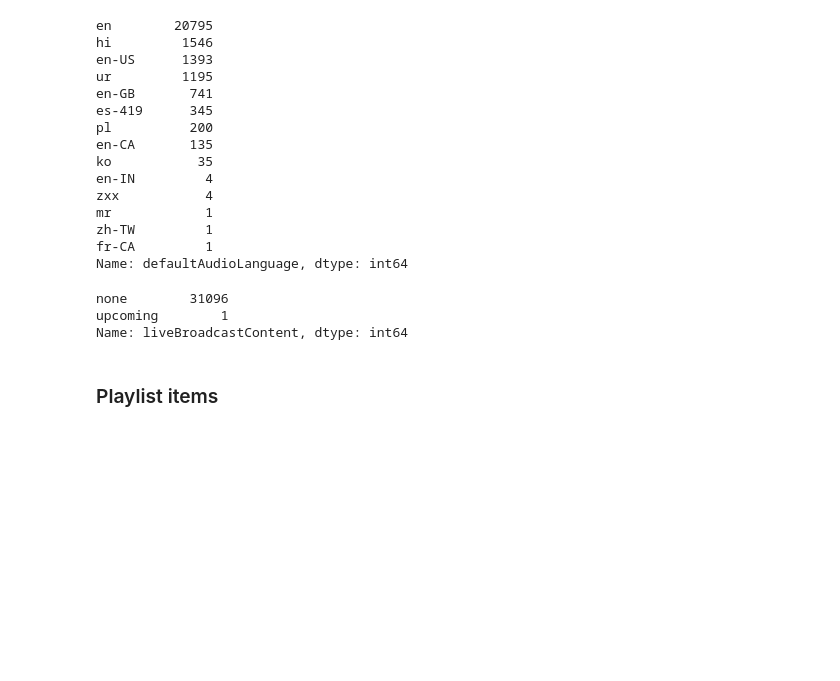
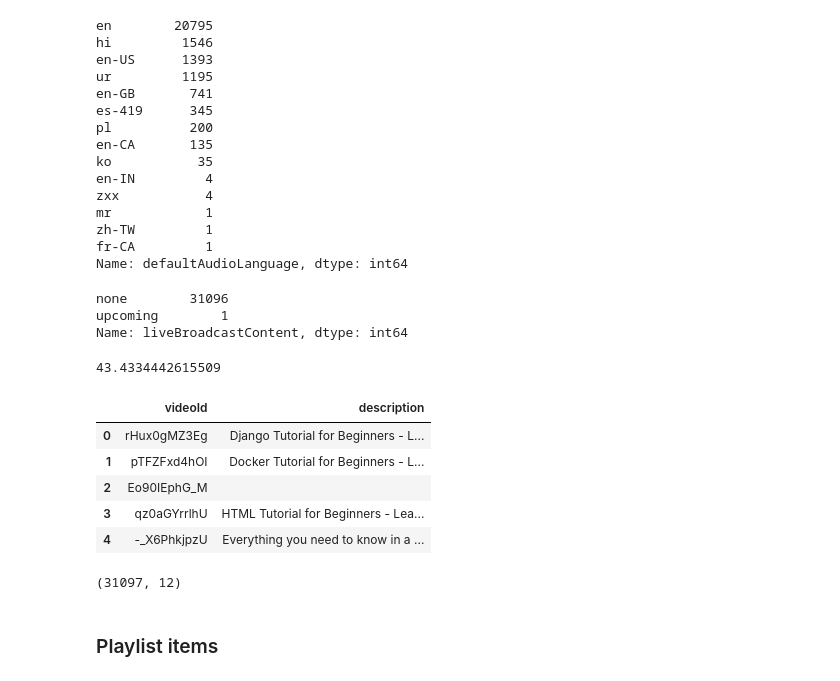
Before and after one commit to zakicode19/YouTubeApi, a Jupyter notebook: notebook/video_playlist.ipynb, the cells around one changed output. Cells and saved outputs as stored; diff of their text form; code cells hidden in the pictures; blank space fills up the shorter version.

Commit message:
add description column to videosDB

```diff
--- a/notebook/video_playlist.ipynb
+++ b/notebook/video_playlist.ipynb
@@ -325,0 +355,26 @@ Name: liveBroadcastContent, dtype: int64
+# %%
+df = pd.read_csv('../data/videosDB.csv')
+# %%
+videos_id_list = df.videoId.values
+# %%
+from functools import partial
+start = time.time()
+
+data = map_reduce(videos_id_list, 8, partial(getVideoDesc, youtube), reducer)
+
+end = time.time()
+
+print(end - start)
+# %% [output]
+43.4334442615509
+# %%
+data = pd.DataFrame.from_dict(data)
+# %%
+data.head()
+# %% [output]
+|  | videoId | description |
+| 0 | rHux0gMZ3Eg | Django Tutorial for Beginners - L... |
+| 1 | pTFZFxd4hOI | Docker Tutorial for Beginners - L... |
+| 2 | Eo90IEphG_M |  |
+| 3 | qz0aGYrrlhU | HTML Tutorial for Beginners - Lea... |
+| 4 | -_X6PhkjpzU | Everything you need to know in a ... |
@@ -325,0 +383,4 @@ Name: liveBroadcastContent, dtype: int64
+# %%
+df.shape
+# %% [output]
+(31097, 12)
```
Also changed, not shown: parts of 6 cells of this notebook, 1 other file.
